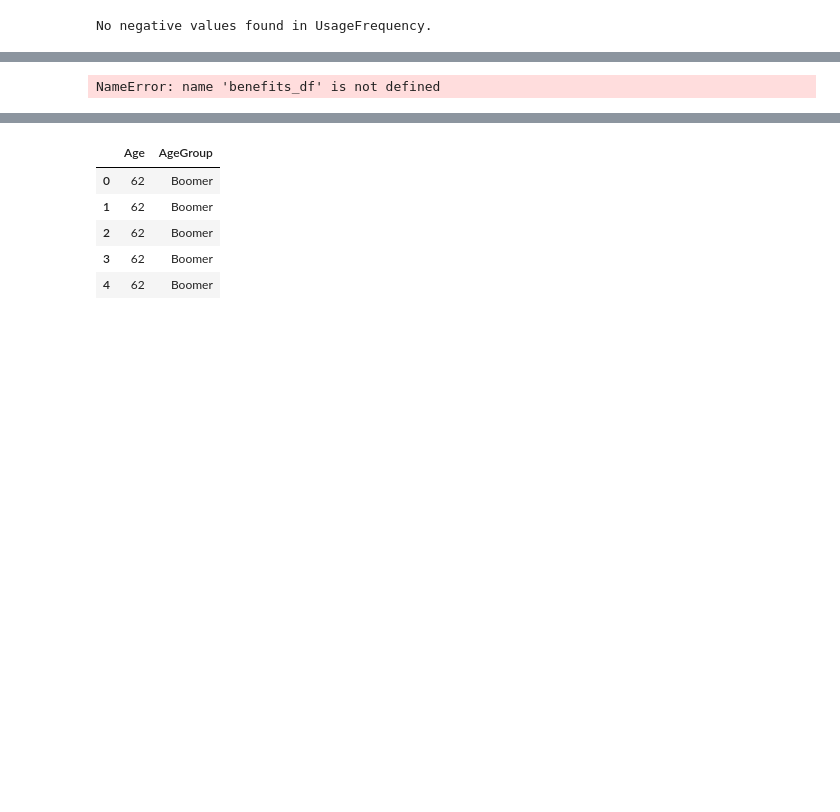
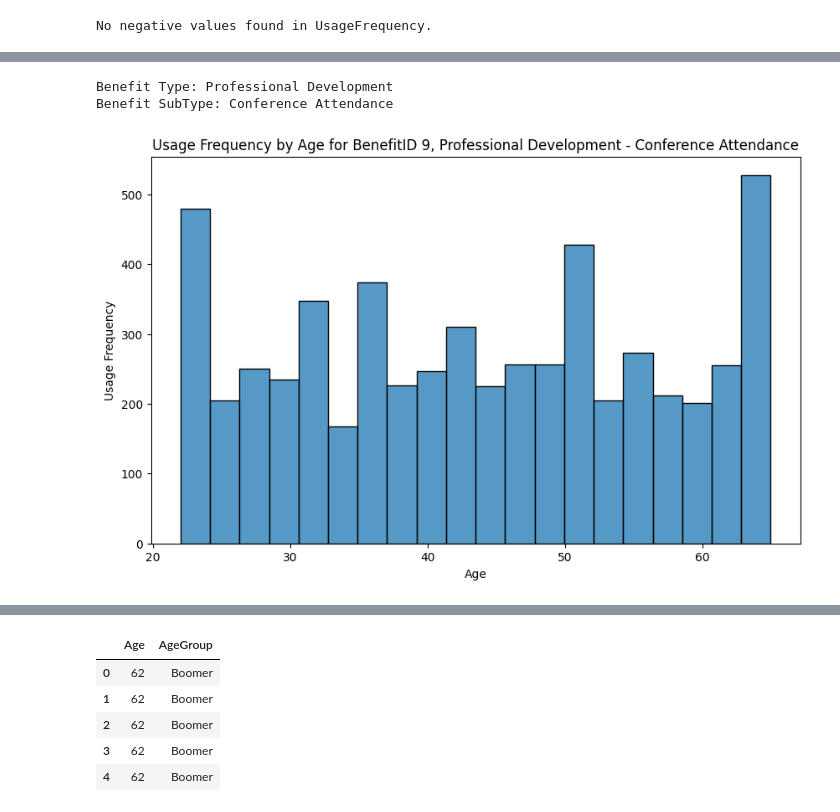
Before and after one commit to yoshimathur/adp_data_cap, a Jupyter notebook: data_cleaning_phase1.ipynb, the cells around one changed output, grey strips where cells are left out. Saved outputs shown, nothing was run; the diff lists cells and outputs as text; code cells hidden in the pictures; blank space fills up the shorter version.

```diff
--- a/data_cleaning_phase1.ipynb
+++ b/data_cleaning_phase1.ipynb
@@ -89,30 +88,32 @@ dtype: int64
 # %%
 # specify the benefit you want to plot
 benefit_id = 9  # change this to the BenefitID you’re interested in
 
 # display benefit type and subtype
-info = benefits_df.loc[benefits_df['BenefitID'] == benefit_id, ['BenefitType', 'BenefitSubType']].iloc[0]
+info = data.BENEFITS.loc[data.BENEFITS['BenefitID'] == benefit_id, ['BenefitType', 'BenefitSubType']].iloc[0]
 print(f"Benefit Type: {info['BenefitType']}")
 print(f"Benefit SubType: {info['BenefitSubType']}")
 benefit_id = 9  # change this to the BenefitID you’re interested in
 
 # filter the main dataframe for that benefit
 subset = df[df['BenefitID'] == benefit_id]
 
 # plot a histogram of age weighted by usage frequency
 plt.figure(figsize=(10, 6))
 sns.histplot(data=subset,
              x='Age',
              weights='UsageFrequency',
              bins=20,
              kde=False)
 
 plt.title(f'Usage Frequency by Age for BenefitID {benefit_id}, {info["BenefitType"]} - {info["BenefitSubType"]}')
 plt.xlabel('Age')
 plt.ylabel('Usage Frequency')
 plt.show()
 # %% [output]
-NameError: name 'benefits_df' is not defined
+Benefit Type: Professional Development
+Benefit SubType: Conference Attendance
+[figure, added]
 # %%
 # display all unique BenefitIDs in the notebook
 unique_benefit_ids = benefits_df['BenefitID'].unique()
```
Also changed, not shown: parts of 7 cells of this notebook, 3 other files.
